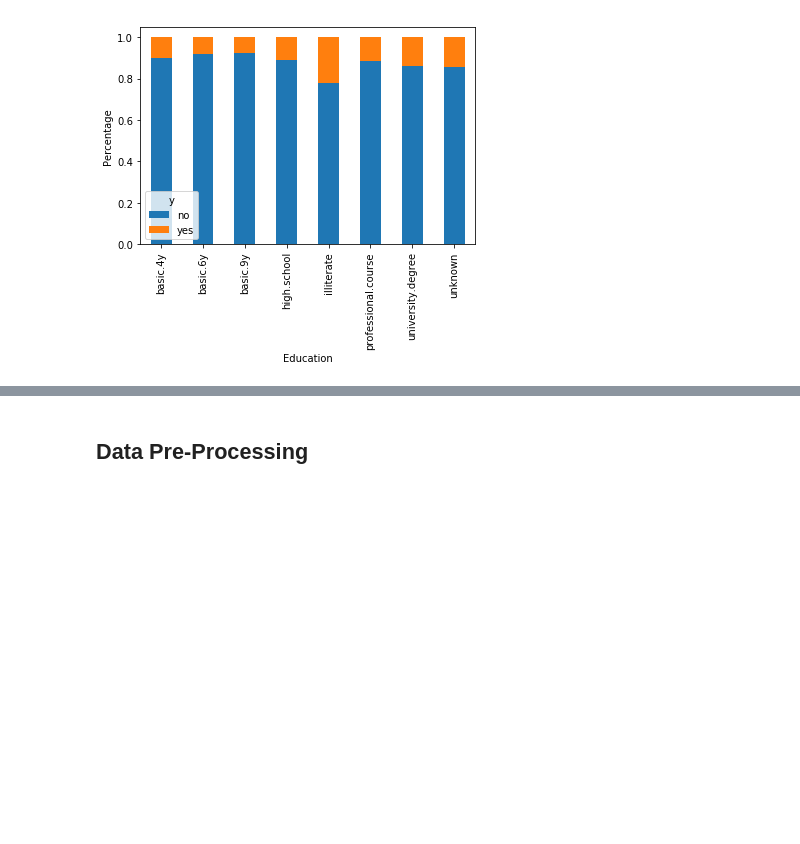
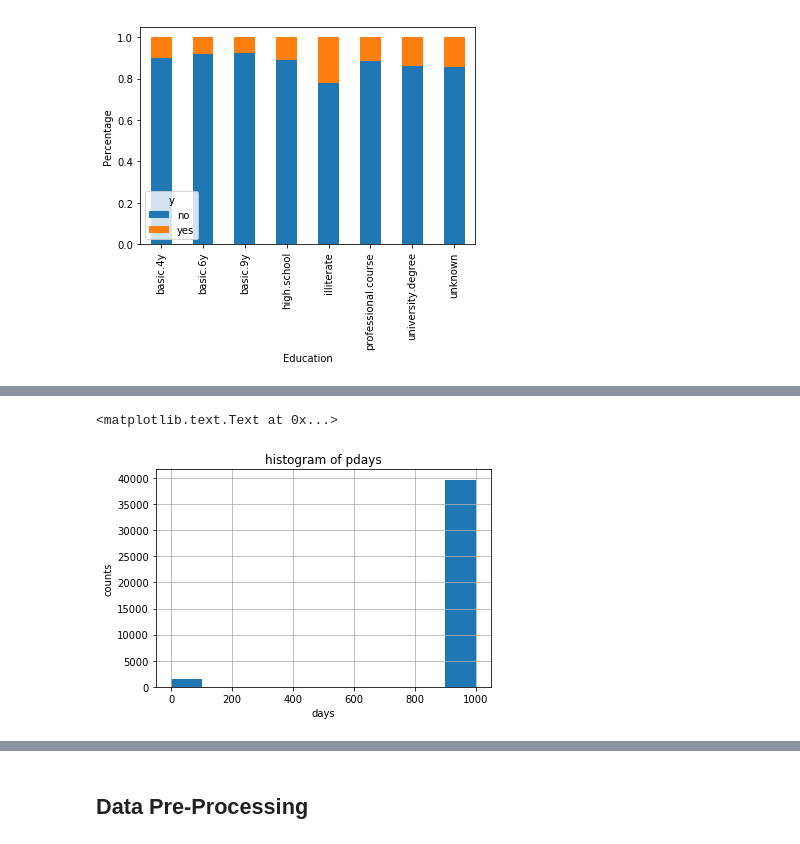
Before and after one commit to kwarodom/sidtechtalent, a Jupyter notebook: ML-Week3/Exercise/exercise.ipynb, the cells around one changed output, grey strips where cells are left out. Cells and saved outputs as stored; diff of their text form; code cells hidden in the pictures; blank space fills up the shorter version.

```diff
--- a/ML-Week3/Exercise/exercise.ipynb
+++ b/ML-Week3/Exercise/exercise.ipynb
@@ -86,0 +181,8 @@ DO SOME DATA EXPLORATION
+# %%
+df.pdays.hist()
+plt.title('histogram of pdays')
+plt.xlabel('days')
+plt.ylabel('counts')
+# %% [output]
+<matplotlib.text.Text at 0x...>
+[figure, added]
```
Also changed, not shown: parts of 27 cells of this notebook, 1 other file.
